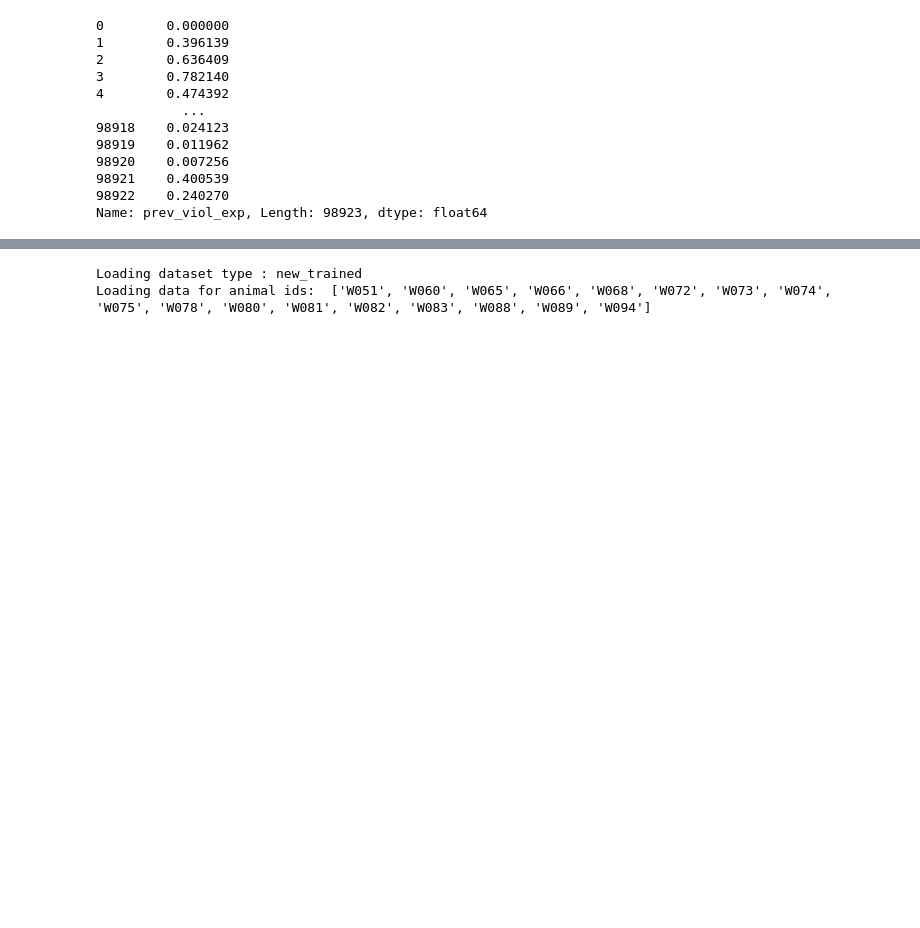
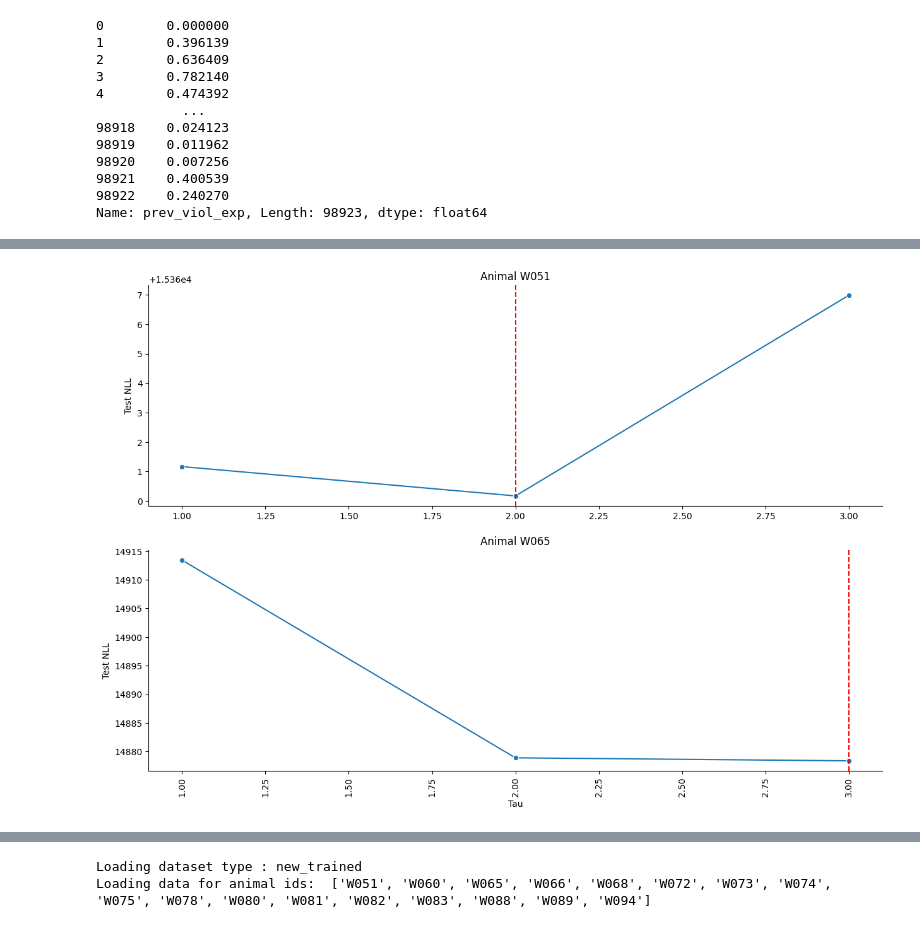
Before and after one commit to jess-breda/violations-multinomial, a Jupyter notebook: notebooks/2024_02_26_dev_new_dmg.ipynb, the cells around one changed output, grey strips where cells are left out. Drawn from its saved outputs; the diff is of its cells as text; code cells hidden in the pictures; blank space fills up the shorter version.

Commit message:
tau sweep functionality added to dmg

```diff
--- a/notebooks/2024_02_26_dev_new_dmg.ipynb
+++ b/notebooks/2024_02_26_dev_new_dmg.ipynb
@@ -50,0 +87,33 @@ Name: prev_viol_exp, Length: 98923, dtype: float64
+# %%
+tau_config = {
+    "session": lambda df: (copy(df.session)),
+    "bias": lambda df: (add_bias_column(df)),
+    "s_a": lambda df: (standardize(df.s_a)),
+    "s_b": lambda df: (standardize(df.s_b)),
+    "tau_sweep": {
+        "taus": [1, 2, 3],
+        "col_name": "violation_exp_filt",
+        "col_func": lambda df: (prev_violation(df)),
+        "current_idx": 0,
+    },
+    "labels": {"column_name": "choice"},
+}
+
+models_config = {
+    "example_model_name": {
+        "model_class": MultiClassLogisticRegression,
+        "dmg_config": tau_config,
+    }
+}
+
+
+params = {
+    "animals": ["W051", "W065"],
+    "data_type": "new_trained",
+    "sigmas": [0.07, 0.13],  # , 0.25, 0.5, 1, 2, 4, 8, 16],
+    "random_state": 47,
+    "eval_train": True,
+    "model_config": models_config,
+}
+# %%
+experiment = ExperimentTauSweep(params)
@@ -50,0 +123,2 @@ Name: prev_viol_exp, Length: 98923, dtype: float64
+# %%
+experiment.run()
@@ -50,0 +143,8 @@ Name: prev_viol_exp, Length: 98923, dtype: float64
+# %%
+from multiglm.visualizations.model_visualizer import *
+
+mvt = ModelVisualizerTauSweep(experiment)
+# %%
+mvt.plot_nll_over_taus_by_animal()
+# %% [output]
+[figure, added]
```
Also changed, not shown: parts of 14 cells of this notebook, 5 other files.
